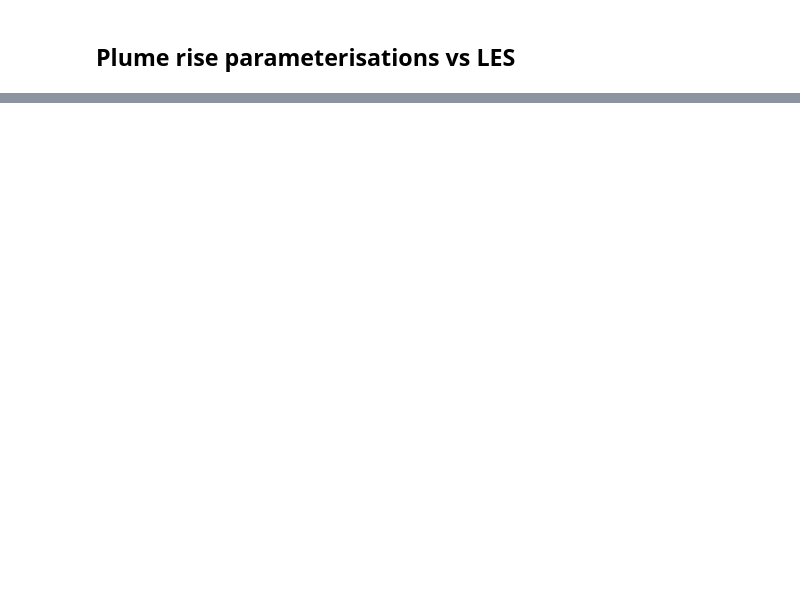
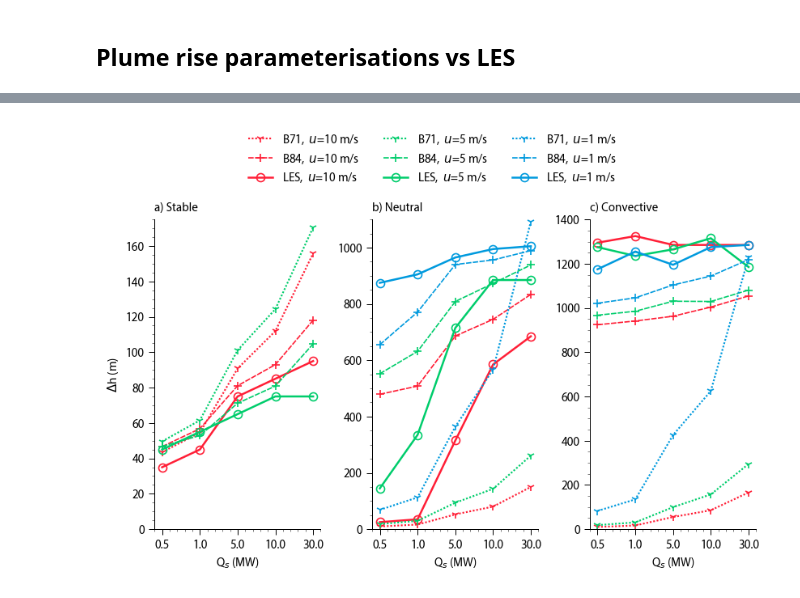
Before and after one commit to bartvstratum/notebooks, a Jupyter notebook: 2024_catrine/analyse_LES_v2.ipynb, the cells around one changed output, grey strips where cells are left out. Saved outputs shown, nothing was run; the diff lists cells and outputs as text; code cells hidden in the pictures; blank space fills up the shorter version.

Commit message:
Update CATRINE plume rise notebook.

```diff
--- a/2024_catrine/analyse_LES_v2.ipynb
+++ b/2024_catrine/analyse_LES_v2.ipynb
@@ -803,0 +685,84 @@ pl.plot([0, z_max], [0, z_max], 'k:')
+# %%
+"""
+Plot!
+"""
+pl.close('all')
+
+fig = pl.figure(figsize=(7,5))
+
+cc = ['C0', 'C1', 'C2']
+plot_func = pl.plot
+
+def plot_case(sim):
+
+    Q_range = get_range('Q', sim)[1:]
+    res_range = get_range('res', sim)
+    u_range = get_range('u', sim)[::-1]
+
+    for i,u in enumerate(u_range):
+        ze_les = np.zeros(Q_range.size)
+        z_min = np.zeros(Q_range.size) + 1e9
+        z_max = np.zeros(Q_range.size) - 1e9
+
+        ze_71 = np.zeros(Q_range.size)
+        ze_84 = np.zeros(Q_range.size)
+        ze_84s = np.zeros(Q_range.size)
+
+        # Gather values in array for plotting.
+        for n, Q in enumerate(Q_range):
+            name = case_name(sim, Q, u, res_range[0])
+            case = cases[name]
+
+            ze_les[n] = case.z_peak
+            ze_71[n] = case.z71
+            ze_84[n] = case.z84_1
+            ze_84s[n] = case.z84_2
+
+            for j, res in enumerate(res_range):
+                name = case_name(sim, Q, u, res)
+                case = cases[name]
+
+                z_min[n] = min(z_min[n], case.z_peak-emission_height)
+                z_max[n] = max(z_max[n], case.z_peak-emission_height)
+
+        plot_func(np.arange(Q_range.size), ze_71, ':1', color=cc[i], mfc='none', label=rf'B71,  $u$={u_range[i]} m/s')
+        plot_func(np.arange(Q_range.size), ze_84, '--+', color=cc[i], mfc='none', linewidth=1, label=rf'B84,  $u$={u_range[i]} m/s')
+        plot_func(np.arange(Q_range.size), ze_les-emission_height, '-o', color=cc[i], mfc='none', linewidth=1.5, label=rf'LES,  $u$={u_range[i]} m/s')
+
+        ax = pl.gca()
+        ax.set_xticks(np.arange(Q_range.size))
+        ax.set_xticklabels(Q_range)
+
+
+ax=pl.subplot(131)
+#ax.set_xscale('sqrt')
+pl.title('a) Stable', loc='left')
+plot_case('stable')
+pl.ylim(0, 175)
+pl.xlabel(r'Q$_s$ (MW)')
+pl.ylabel(r'$\Delta$h (m)')
+
+ax=pl.subplot(132)
+#ax.set_xscale('sqrt')
+pl.title('b) Neutral', loc='left')
+plot_case('neutral')
+pl.ylim(0, 1100)
+pl.xlabel(r'Q$_s$ (MW)')
+
+ax=pl.subplot(133)
+#ax.set_xscale('sqrt')
+pl.title('c) Convective', loc='left')
+plot_case('convective')
+pl.ylim(0, 1400)
+pl.xlabel(r'Q$_s$ (MW)')
+
+pl.tight_layout()
+fig.subplots_adjust(top=0.75)
+
+handles, labels = ax.get_legend_handles_labels()
+fig.legend(handles, labels, loc='upper center', ncol=3, bbox_to_anchor=(0.5, 0.95), frameon=False)
+
+pl.savefig('figs/plume_rise_param.png', bbox_inches='tight')
+pl.savefig('figs/plume_rise_param.pdf', bbox_inches='tight')
+# %% [output]
+[figure, added]
```
Also changed, not shown: parts of 11 cells of this notebook.
